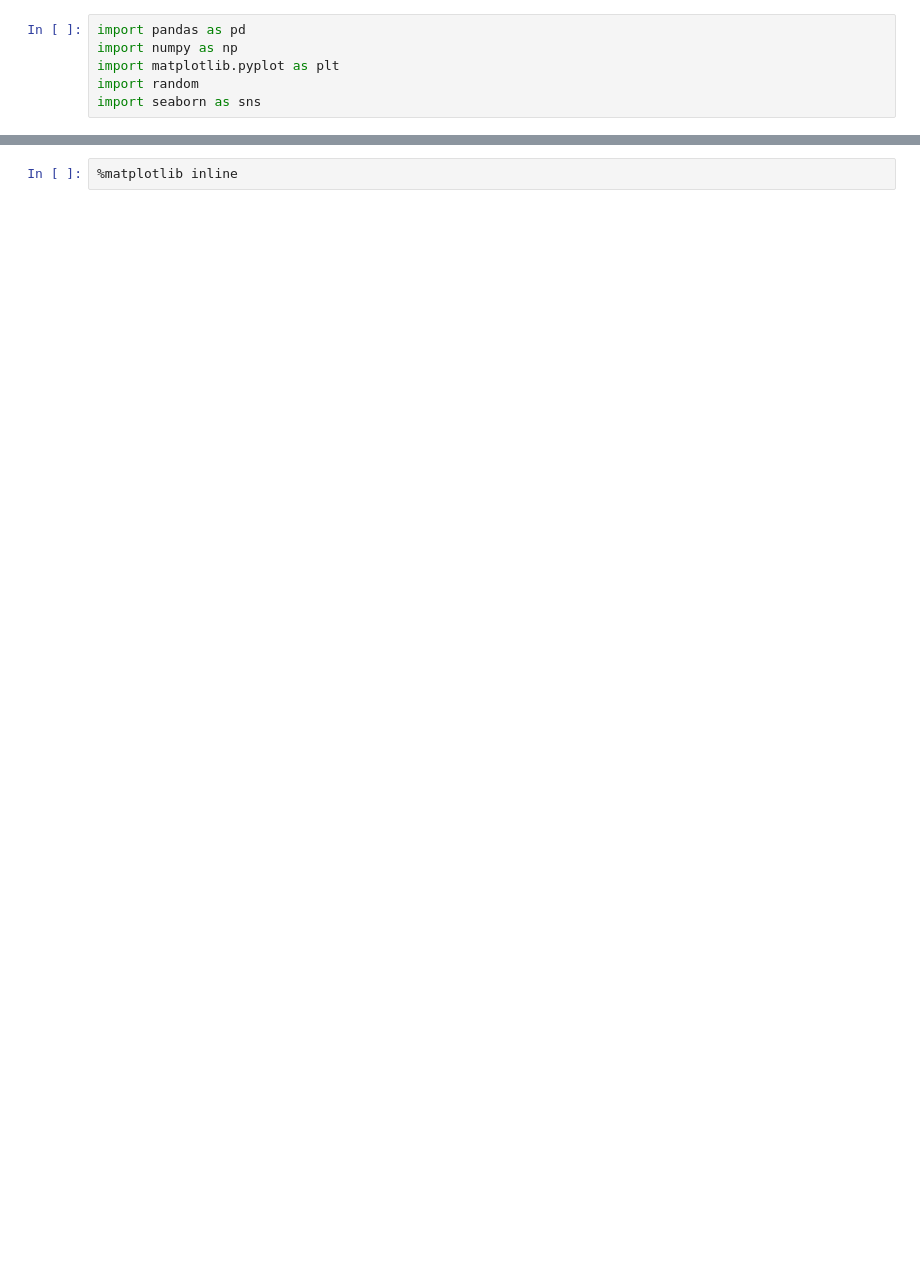
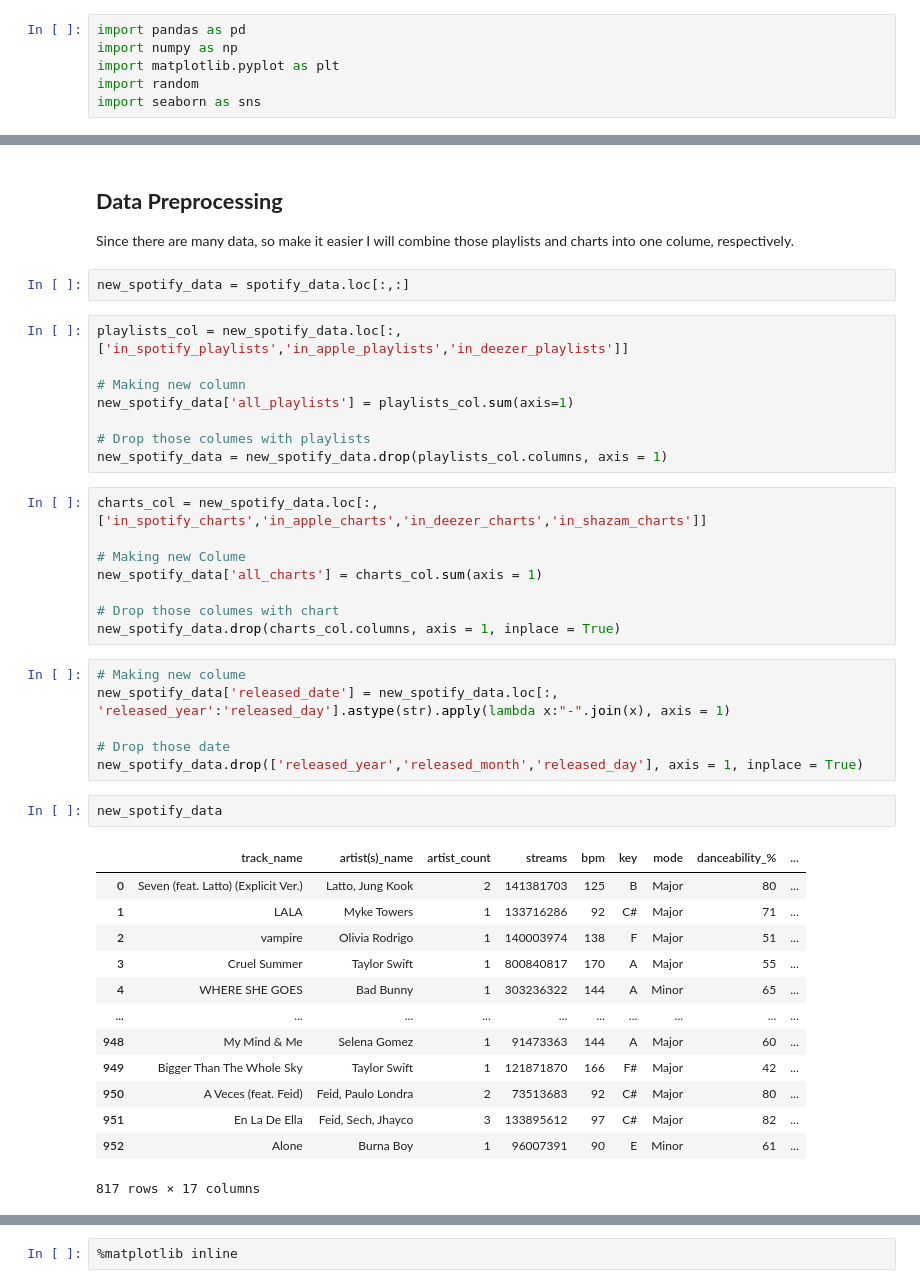
Before and after one commit to low122/Spotify-music-trend, a Jupyter notebook: spotifyAnalysis.ipynb, the cells around one changed output, grey strips where cells are left out. Drawn from its saved outputs; the diff is of its cells as text; blank space fills up the shorter version.

```diff
--- a/spotifyAnalysis.ipynb
+++ b/spotifyAnalysis.ipynb
@@ -269,0 +159,45 @@ clean_spotify_data[clean_spotify_data['artist_count'] == 2].head()
+# %% [markdown]
+**Data Preprocessing**
+-
+
+Since there are many data, so make it easier I will combine those playlists and charts into one colume, respectively.
+# %%
+new_spotify_data = spotify_data.loc[:,:]
+# %%
+playlists_col = new_spotify_data.loc[:, ['in_spotify_playlists','in_apple_playlists','in_deezer_playlists']]
+
+# Making new column
+new_spotify_data['all_playlists'] = playlists_col.sum(axis=1)
+
+# Drop those columes with playlists
+new_spotify_data = new_spotify_data.drop(playlists_col.columns, axis = 1)
+# %%
+charts_col = new_spotify_data.loc[:, ['in_spotify_charts','in_apple_charts','in_deezer_charts','in_shazam_charts']]
+
+# Making new Colume
+new_spotify_data['all_charts'] = charts_col.sum(axis = 1)
+
+# Drop those columes with chart
+new_spotify_data.drop(charts_col.columns, axis = 1, inplace = True)
+# %%
+# Making new colume
+new_spotify_data['released_date'] = new_spotify_data.loc[:, 'released_year':'released_day'].astype(str).apply(lambda x:"-".join(x), axis = 1)
+
+# Drop those date
+new_spotify_data.drop(['released_year','released_month','released_day'], axis = 1, inplace = True)
+# %%
+new_spotify_data
+# %% [output]
+|  | track_name | artist(s)_name | artist_count | streams | bpm | key | mode | danceability_% | ... |
+| 0 | Seven (feat. Latto) (Explicit Ver.) | Latto, Jung Kook | 2 | 141381703 | 125 | B | Major | 80 | ... |
+| 1 | LALA | Myke Towers | 1 | 133716286 | 92 | C# | Major | 71 | ... |
+| 2 | vampire | Olivia Rodrigo | 1 | 140003974 | 138 | F | Major | 51 | ... |
+| 3 | Cruel Summer | Taylor Swift | 1 | 800840817 | 170 | A | Major | 55 | ... |
+| 4 | WHERE SHE GOES | Bad Bunny | 1 | 303236322 | 144 | A | Minor | 65 | ... |
+| ... | ... | ... | ... | ... | ... | ... | ... | ... | ... |
+| 948 | My Mind & Me | Selena Gomez | 1 | 91473363 | 144 | A | Major | 60 | ... |
+| 949 | Bigger Than The Whole Sky | Taylor Swift | 1 | 121871870 | 166 | F# | Major | 42 | ... |
+| 950 | A Veces (feat. Feid) | Feid, Paulo Londra | 2 | 73513683 | 92 | C# | Major | 80 | ... |
+| 951 | En La De Ella | Feid, Sech, Jhayco | 3 | 133895612 | 97 | C# | Major | 82 | ... |
+| 952 | Alone | Burna Boy | 1 | 96007391 | 90 | E | Minor | 61 | ... |
+817 rows × 17 columns
```
Also changed, not shown: parts of 51 cells of this notebook.
